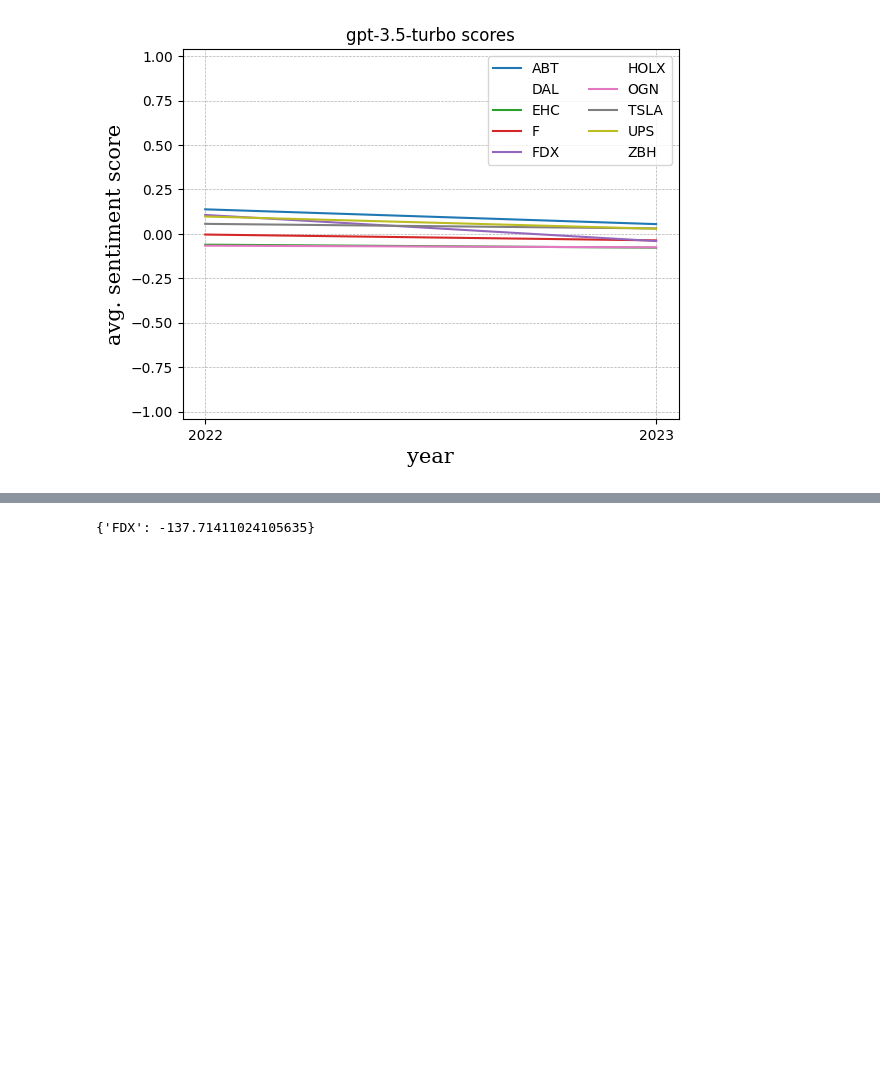
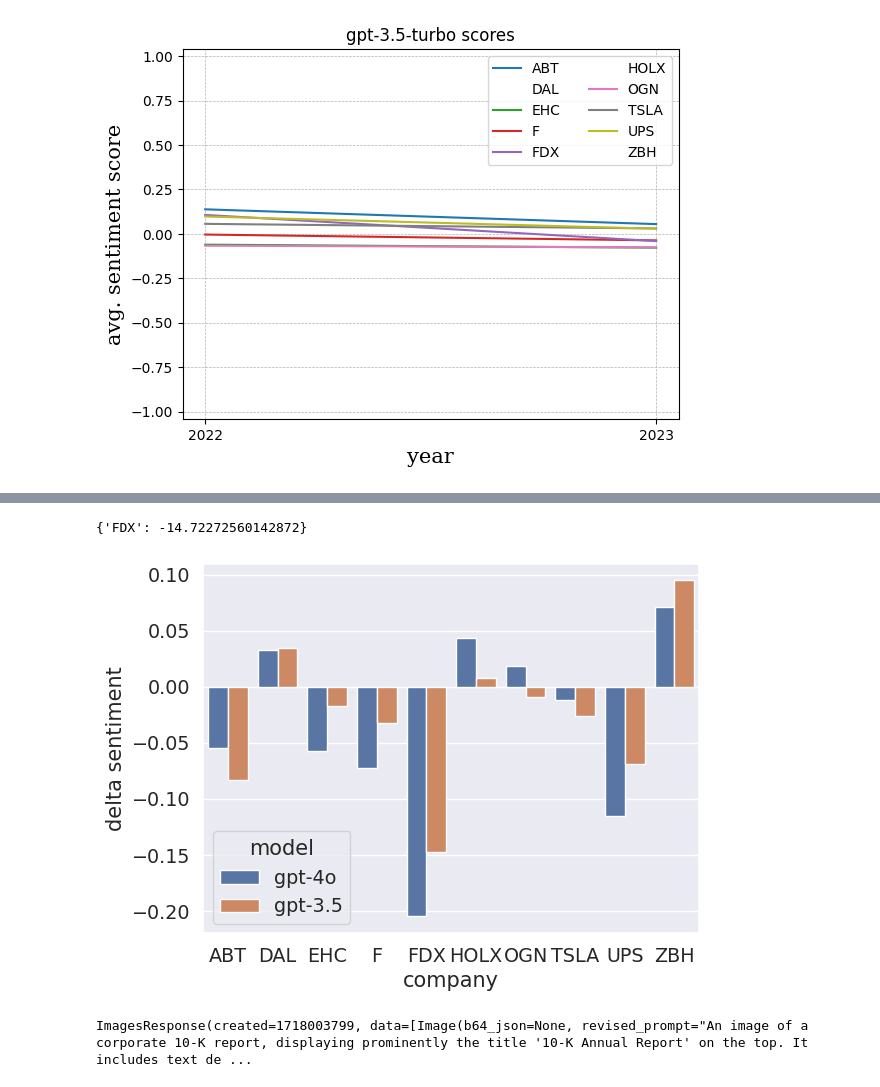
Before and after one commit to pinterj98/DeltaSentiment, a Jupyter notebook: Task1/gpt_sentiment_scores.ipynb, the cells around one changed output, grey strips where cells are left out. Cells and saved outputs as stored; diff of their text form; code cells hidden in the pictures; blank space fills up the shorter version.

```diff
--- a/Task1/gpt_sentiment_scores.ipynb
+++ b/Task1/gpt_sentiment_scores.ipynb
@@ -250,7 +274,7 @@ avg_score_dict = {'abt22_sentences.json': -0.13821138211382114, 'abt23_sentences
 # %%
 score_avg_plot = []
 years = [2022, 2023]
-reports = list(sentences_dict.keys())
+reports = list(avg_score_dict.keys())
 
 for i in range(0, len(reports)-1, 2):
   score_avg_plot.append([avg_score_dict[reports[i]], avg_score_dict[reports[i+1]]])
@@ -276,10 +300,10 @@ plt.show()
 # %%
 import statistics
 
-reports = list(sentences_dict.keys())
+reports = list(avg_score_dict.keys())
 score_avg_plot = []
 delta_sentiment = []
-delta = lambda score: (score[1] - score[0]) / abs(score[0]) *100
+delta = lambda score: (score[1] - score[0]) *100
 
 for i in range(0, len(reports)-1, 2):
   score_avg_plot.append([avg_score_dict[reports[i]], avg_score_dict[reports[i+1]]])
@@ -349,7 +373,7 @@ import matplotlib.pyplot as plt
 score_avg_plot = []
 model = "gpt-3.5-turbo"
 years = [2022, 2023]
-reports = list(sentences_dict.keys())
+reports = list(avg_score_dict.keys())
 
 for i in range(0, len(reports)-1, 2):
   score_avg_plot.append([avg_score_dict[reports[i]], avg_score_dict[reports[i+1]]])
@@ -377,15 +401,15 @@ plt.show()
 # %%
 import statistics
 
-reports = list(sentences_dict.keys())
-score_avg_plot = []
+reports = list(avg_score_dict.keys())
+score_avg_plot_gpt35 = []
 delta_sentiment = []
-delta = lambda score: (score[1] - score[0]) / abs(score[0]) *100
+delta = lambda score: (score[1] - score[0]) *100
 
 for i in range(0, len(reports)-1, 2):
-  score_avg_plot.append([avg_score_dict[reports[i]], avg_score_dict[reports[i+1]]])
+  score_avg_plot_gpt35.append([avg_score_dict[reports[i]], avg_score_dict[reports[i+1]]])
 
-for s in score_avg_plot:
+for s in score_avg_plot_gpt35:
   delta_sentiment.append(delta(s))
 
 print(delta_sentiment)
@@ -405,11 +429,49 @@ max_delta = max(delta_sentiment)
 # %%
-# highest decrease
+# highest decrease in percent
 
-delta_sentiment.pop(3)
 min_delta = min(delta_sentiment)
-
-keys = list(avg_score_dict.keys())[::2]
-keys.pop(3)
-{keys[delta_sentiment.index(min_delta)].split('2')[0].upper() : min_delta}
+{list(avg_score_dict.keys())[::2][delta_sentiment.index(min_delta)].split('2')[0].upper() : min_delta}
 # %% [output]
-{'FDX': -137.71411024105635}
+{'FDX': -14.72272560142872}
+# %%
+import pandas as pd
+import seaborn as sns
+
+delta = lambda score: (score[1] - score[0])  #*100
+delta_sentiment = []
+
+#score_avg_plot = score_avg_plot_gpt35 + score_avg_plot_gpt4o
+score_avg_plot = score_avg_plot_gpt4o + score_avg_plot_gpt35
+
+for s in score_avg_plot:
+  delta_sentiment.append(delta(s))
+
+companies = [s.split('2')[0].upper() for s in reports][::2]
+
+data = {
+  "company": companies + companies,
+  "delta sentiment": delta_sentiment,
+  #"model": ["gpt-3.5"] * int(len(reports)/2) + ["gpt-4o"] * int(len(reports)/2)
+  "model": ["gpt-4o"] * int(len(reports)/2) + ["gpt-3.5"] * int(len(reports)/2)
+}
+
+#load data into a DataFrame object:
+df = pd.DataFrame(data)
+
+sns.set(font_scale=1.25)
+ax = sns.barplot(df, x="company", y="delta sentiment", hue="model")
+sns.move_legend(ax, 'lower left')
+# %% [output]
+[figure, added]
+# %%
+from openai import OpenAI
+client = OpenAI(api_key=userdata.get('gpt-key'))
+
+client.images.generate(
+  model="dall-e-3",
+  prompt="A corporate 10-K Report",
+  n=1,
+  size="1024x1024"
+)
+# %% [output]
+ImagesResponse(created=1718003799, data=[Image(b64_json=None, revised_prompt="An image of a corporate 10-K report, displaying prominently the title '10-K Annual Report' on the top. It includes text de ...
```
Also changed, not shown: parts of 12 cells of this notebook.
